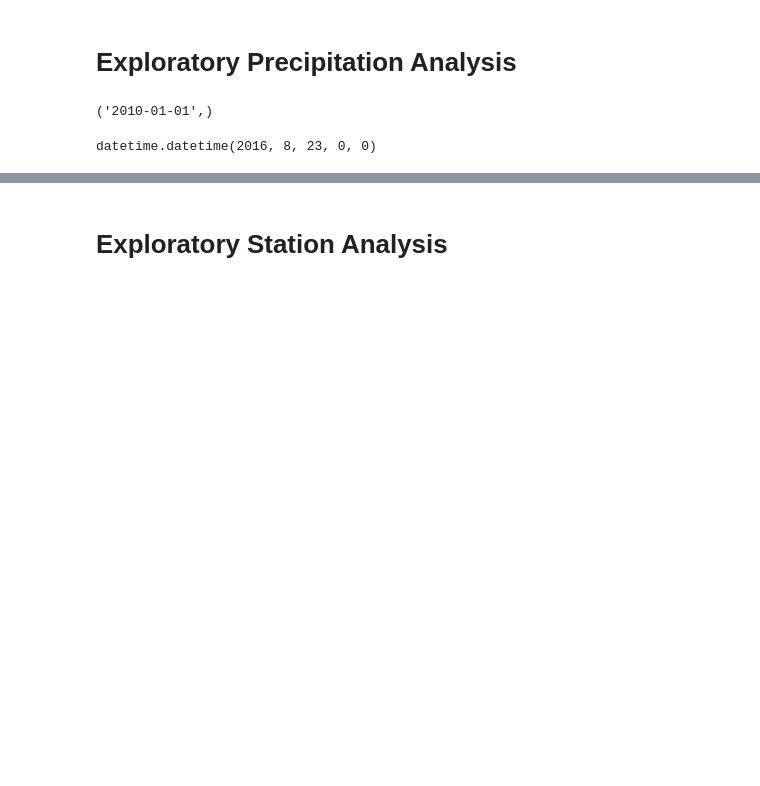
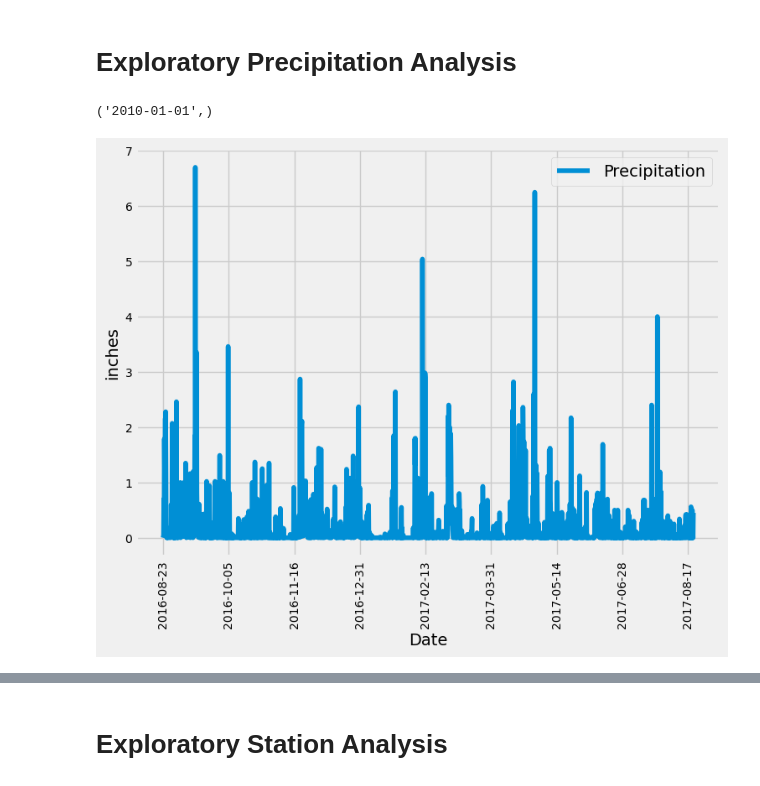
Before and after one commit to Felo2023/sqlalchemy-challenge, a Jupyter notebook: SurfsUp/climate_starter.ipynb, the cells around one changed output, grey strips where cells are left out. Cells and saved outputs as stored; diff of their text form; code cells hidden in the pictures; blank space fills up the shorter version.

```diff
--- a/SurfsUp/climate_starter.ipynb
+++ b/SurfsUp/climate_starter.ipynb
@@ -55,24 +54,37 @@ for query in query1:
 # %%
 # Design a query to retrieve the last 12 months of precipitation data and plot the results.
 # Starting from the most recent data point in the database.
 query_maxdate=session.query(func.max(measurement.date)).first()
 # Calculate the date one year from the last date in data set.
 maxdate = datetime.strptime(query_maxdate[0], '%Y-%m-%d')
-year_before=maxdate-relativedelta(years=1)
-year_before
+year_before_temp=maxdate-relativedelta(years=1)
+year_before=year_before_temp.strftime('%Y-%m-%d')
 
 # Perform a query to retrieve the data and precipitation scores
-query_maxdate=session.query(measurement.date).\
-    filter(measurement.date>=year_before).first()
+results=session.query(measurement.date,measurement.prcp).\
+    filter(measurement.date>=year_before).all()
+measurement_date_list=[]
+measurement_prcp_list=[]
+for result in results:
+    (measurement_date,measurement_prcp)=result
+    measurement_date_list.append(measurement_date)
+    measurement_prcp_list.append(measurement_prcp)
+results_dict={'Date':measurement_date_list,'Precipitation':measurement_prcp_list}
 
 # Save the query results as a Pandas DataFrame. Explicitly set the column names
-
-
+results_df=pd.DataFrame(results_dict)
+results_df=results_df.dropna()
 # Sort the dataframe by date
-
+results_df=results_df.sort_values(by=['Date']).set_index('Date')
 
 # Use Pandas Plotting with Matplotlib to plot the data
+results_df.plot(figsize=(8,6), fontsize=10,rot=90)
+plt.xlabel("Date")
+plt.ylabel("inches")
+
+plt.savefig("Precipitation.png")
+plt.show()
 # %% [output]
-datetime.datetime(2016, 8, 23, 0, 0)
+[figure, added]
 # %%
 # Use Pandas to calculate the summary statistics for the precipitation data
```
Also changed, not shown: parts of 2 cells of this notebook, 2 other files.
